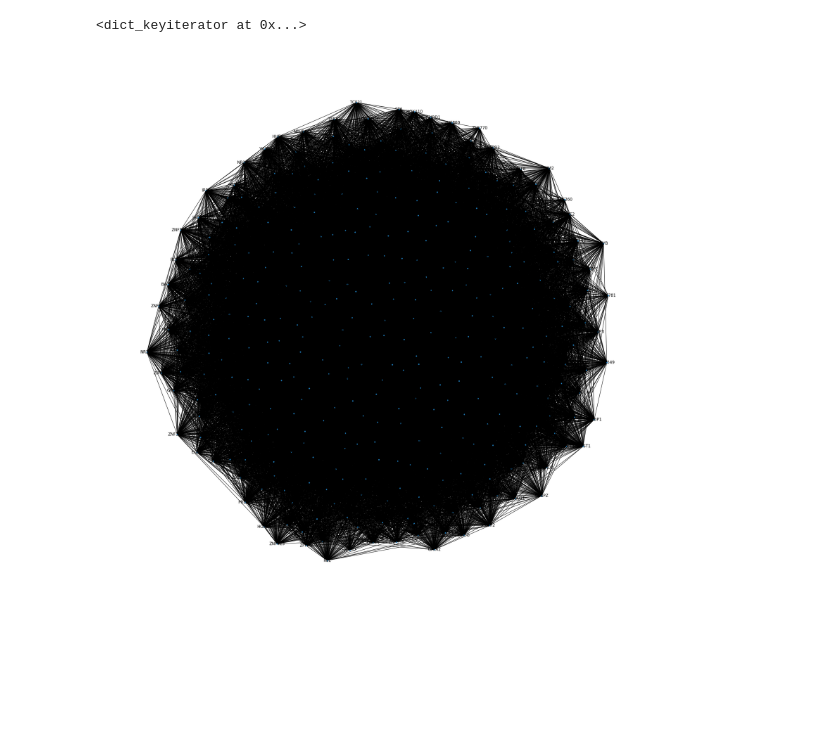
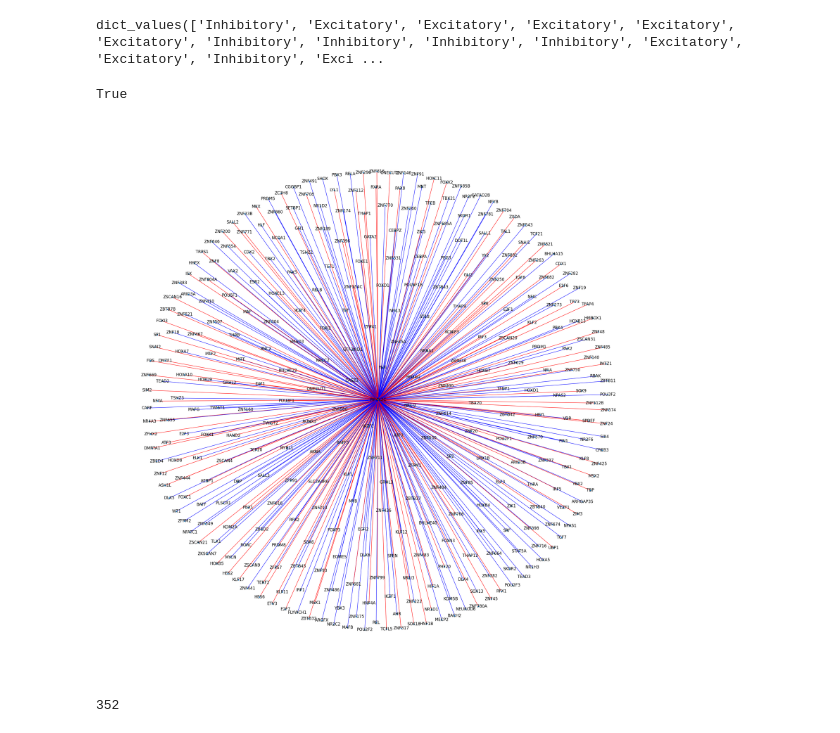
Before and after one commit to Alexander-Broadley/Zhang_lab_rotation, a Jupyter notebook: MML_model/GRN_reconstruction/visualising_GRN.ipynb, the cells around one changed output. Drawn from its saved outputs; the diff is of its cells as text; code cells hidden in the pictures; blank space fills up the shorter version.

```diff
--- a/MML_model/GRN_reconstruction/visualising_GRN.ipynb
+++ b/MML_model/GRN_reconstruction/visualising_GRN.ipynb
@@ -9,5 +9,4 @@ GRN_ROOT = './data'
 # %%
 GRN = pd.read_csv(f'{GRN_ROOT}/inferred_GRN.csv', index_col = 0)
 # %%
-GRN['Reg_name'] = ''
-np.where(GRN['Reg'])
+GRN['Reg_name'] = np.where(GRN['Reg'] == -1, 'Inhibitory', 'Excitatory')
@@ -39,6 +32,0 @@ nx.draw(graph)
-# %%
-#get all neighbours of PIP4K2C
-PIP4K2C_neighs = nx.all_neighbors(graph, 'PIP4K2C')
-PIP4K2C_neighs
-# %% [output]
-<dict_keyiterator at 0x...>
@@ -47,10 +33,35 @@ PIP4K2C_sub = graph.subgraph(PIP4K2C_neighs)
-# %%
-fig, ax = plt.subplots(figsize=(30,30))
-
-layout = nx.forceatlas2_layout(PIP4K2C_sub)
-nx.draw(PIP4K2C_sub,
-        layout,
-        with_labels=True,
-        node_size = 10)
-# %% [output]
-[figure, removed]
+# %%
+PIP4K2C_graph_df = GRN[GRN['Gene'] == 'PIP4K2C']
+PIP4K2C_graph = nx.from_pandas_edgelist(PIP4K2C_graph_df, source = 'TF', target='Gene', edge_attr='Reg_name', create_using = nx.DiGraph)
+# %%
+reg_type = nx.get_edge_attributes(PIP4K2C_graph,'Reg_name').values()
+reg_type
+# %% [output]
+dict_values(['Inhibitory', 'Excitatory', 'Excitatory', 'Excitatory', 'Excitatory', 'Excitatory', 'Inhibitory', 'Inhibitory', 'Inhibitory', 'Inhibitory', 'Excitatory', 'Excitatory', 'Inhibitory', 'Exci ...
+# %%
+#create a dictionary mapping reg type to colors
+cmap = {
+    'Inhibitory' : 'red',
+    'Excitatory' : 'blue'
+}
+
+color_list = [cmap[reg_t] for reg_t in reg_type]
+# %%
+'PIP4K2C' in PIP4K2C_graph.nodes()
+# %% [output]
+True
+# %%
+fig, ax = plt.subplots(figsize=(30,30))
+
+layout = nx.arf_layout(PIP4K2C_graph)
+nx.draw(PIP4K2C_graph,
+        layout,
+        edge_color= color_list,
+        with_labels=True,
+        node_size = 10)
+# %% [output]
+[figure, added]
+# %%
+len(PIP4K2C_graph.nodes())
+# %% [output]
+352
```
Also changed, not shown: parts of 6 cells of this notebook, 2 other files.
